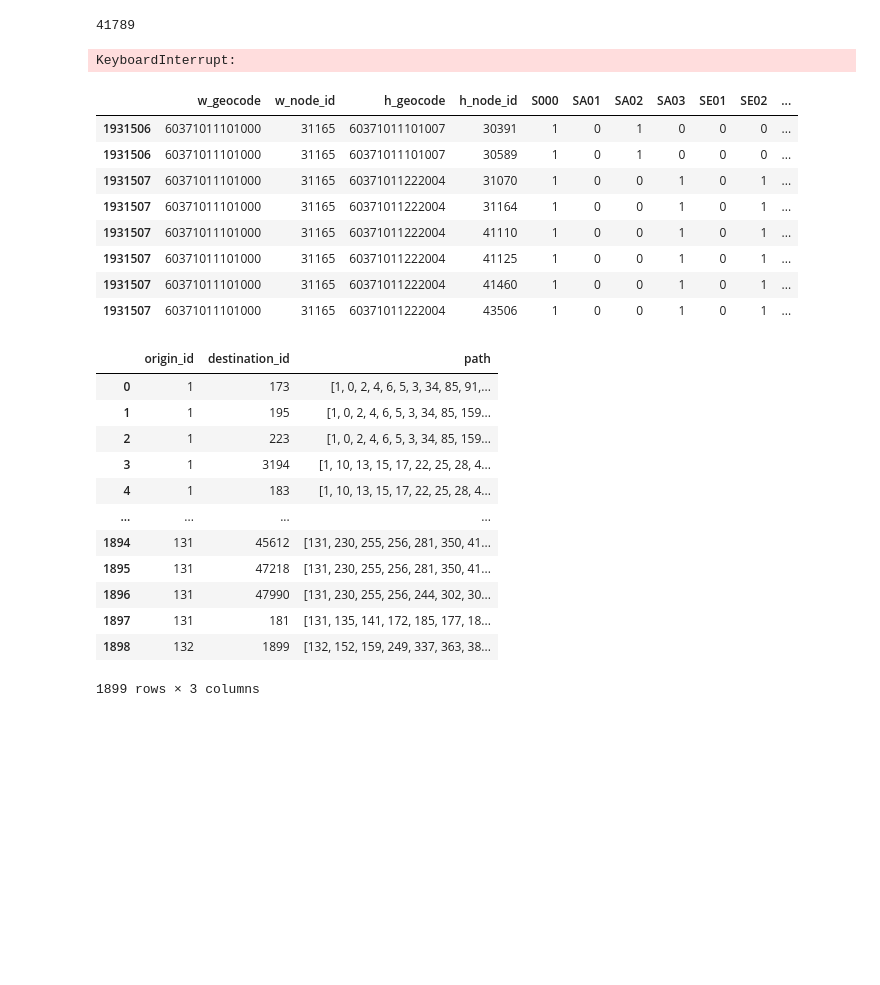
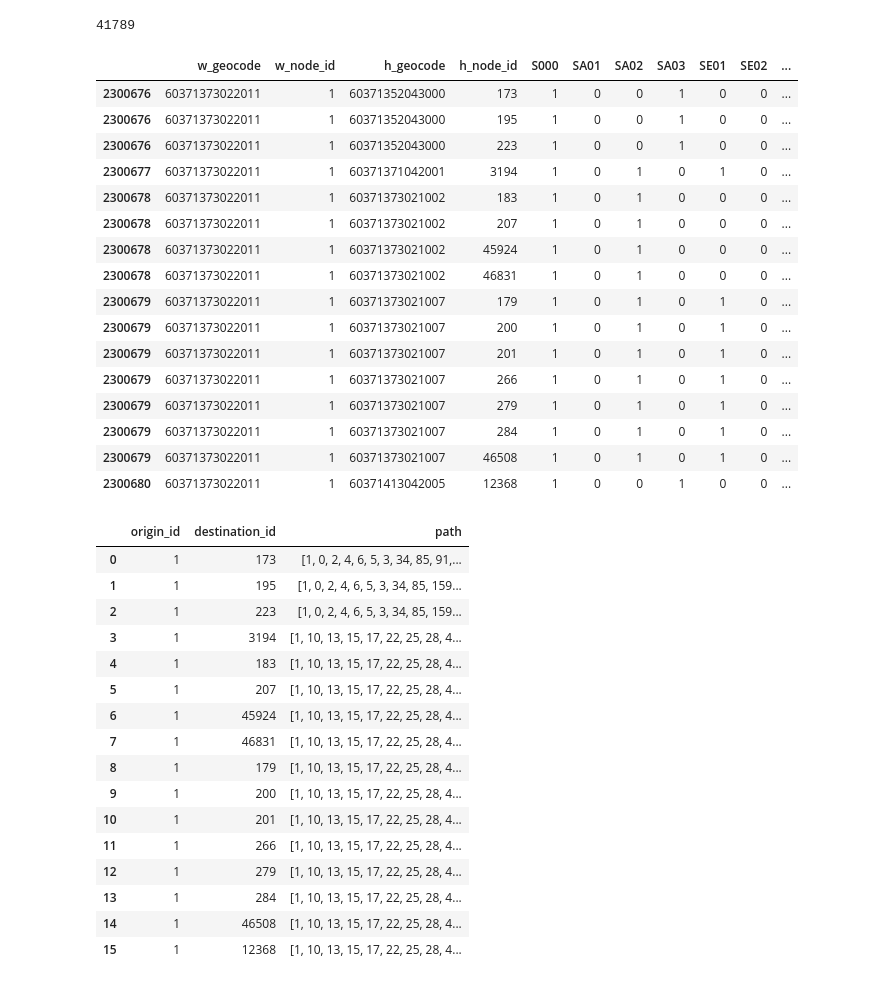
Before and after one commit to cjunwon/SRILab-Road-Demand-Analysis, a Jupyter notebook: 03_ShortestPath.ipynb, the cells around one changed output. Saved outputs shown, nothing was run; the diff lists cells and outputs as text; code cells hidden in the pictures; blank space fills up the shorter version.

Commit message:
Add shortest path samples and rename files

```diff
--- a/sample_code.ipynb
+++ b/03_ShortestPath.ipynb
@@ -88,7 +86,7 @@ len(unique_nodes)
 # %% [output]
 41789
 # %%
-for node_id in unique_nodes[:1000]:
+for node_id in unique_nodes[:500]:
     try:
         path_dict = nx.single_source_dijkstra_path(G, node_id, cutoff=None, weight='weight')
     except nx.NetworkXNoPath:
@@ -100,36 +98,46 @@ for node_id in unique_nodes[:1000]:
             # print('Origin ID: ' + str(key) + ' Destination ID: ' + str(destination) + ' Path: ' + str(path_dict[destination]))
         else:
             no_connection_df.loc[len(no_connection_df.index)] = [node_id, destination]
-# %% [output]
-KeyboardInterrupt:
 # %%
-Origin_Destination_Node_Added[Origin_Destination_Node_Added['w_node_id'] == 31165]
+Origin_Destination_Node_Added[Origin_Destination_Node_Added['w_node_id'] == 1]
 # %% [output]
 |  | w_geocode | w_node_id | h_geocode | h_node_id | S000 | SA01 | SA02 | SA03 | SE01 | SE02 | ... |
-| 1931506 | 60371011101000 | 31165 | 60371011101007 | 30391 | 1 | 0 | 1 | 0 | 0 | 0 | ... |
-| 1931506 | 60371011101000 | 31165 | 60371011101007 | 30589 | 1 | 0 | 1 | 0 | 0 | 0 | ... |
-| 1931507 | 60371011101000 | 31165 | 60371011222004 | 31070 | 1 | 0 | 0 | 1 | 0 | 1 | ... |
-| 1931507 | 60371011101000 | 31165 | 60371011222004 | 31164 | 1 | 0 | 0 | 1 | 0 | 1 | ... |
-| 1931507 | 60371011101000 | 31165 | 60371011222004 | 41110 | 1 | 0 | 0 | 1 | 0 | 1 | ... |
-| 1931507 | 60371011101000 | 31165 | 60371011222004 | 41125 | 1 | 0 | 0 | 1 | 0 | 1 | ... |
-| 1931507 | 60371011101000 | 31165 | 60371011222004 | 41460 | 1 | 0 | 0 | 1 | 0 | 1 | ... |
-| 1931507 | 60371011101000 | 31165 | 60371011222004 | 43506 | 1 | 0 | 0 | 1 | 0 | 1 | ... |
+| 2300676 | 60371373022011 | 1 | 60371352043000 | 173 | 1 | 0 | 0 | 1 | 0 | 0 | ... |
+| 2300676 | 60371373022011 | 1 | 60371352043000 | 195 | 1 | 0 | 0 | 1 | 0 | 0 | ... |
+| 2300676 | 60371373022011 | 1 | 60371352043000 | 223 | 1 | 0 | 0 | 1 | 0 | 0 | ... |
+| 2300677 | 60371373022011 | 1 | 60371371042001 | 3194 | 1 | 0 | 1 | 0 | 1 | 0 | ... |
+| 2300678 | 60371373022011 | 1 | 60371373021002 | 183 | 1 | 0 | 1 | 0 | 0 | 0 | ... |
+| 2300678 | 60371373022011 | 1 | 60371373021002 | 207 | 1 | 0 | 1 | 0 | 0 | 0 | ... |
+| 2300678 | 60371373022011 | 1 | 60371373021002 | 45924 | 1 | 0 | 1 | 0 | 0 | 0 | ... |
+| 2300678 | 60371373022011 | 1 | 60371373021002 | 46831 | 1 | 0 | 1 | 0 | 0 | 0 | ... |
+| 2300679 | 60371373022011 | 1 | 60371373021007 | 179 | 1 | 0 | 1 | 0 | 1 | 0 | ... |
+| 2300679 | 60371373022011 | 1 | 60371373021007 | 200 | 1 | 0 | 1 | 0 | 1 | 0 | ... |
+| 2300679 | 60371373022011 | 1 | 60371373021007 | 201 | 1 | 0 | 1 | 0 | 1 | 0 | ... |
+| 2300679 | 60371373022011 | 1 | 60371373021007 | 266 | 1 | 0 | 1 | 0 | 1 | 0 | ... |
+| 2300679 | 60371373022011 | 1 | 60371373021007 | 279 | 1 | 0 | 1 | 0 | 1 | 0 | ... |
+| 2300679 | 60371373022011 | 1 | 60371373021007 | 284 | 1 | 0 | 1 | 0 | 1 | 0 | ... |
+| 2300679 | 60371373022011 | 1 | 60371373021007 | 46508 | 1 | 0 | 1 | 0 | 1 | 0 | ... |
+| 2300680 | 60371373022011 | 1 | 60371413042005 | 12368 | 1 | 0 | 0 | 1 | 0 | 0 | ... |
-# %%
-origin_destination_path_df
-# %% [output]
-|  | origin_id | destination_id | path |
-| 0 | 1 | 173 | [1, 0, 2, 4, 6, 5, 3, 34, 85, 91,... |
-| 1 | 1 | 195 | [1, 0, 2, 4, 6, 5, 3, 34, 85, 159... |
-| 2 | 1 | 223 | [1, 0, 2, 4, 6, 5, 3, 34, 85, 159... |
-| 3 | 1 | 3194 | [1, 10, 13, 15, 17, 22, 25, 28, 4... |
-| 4 | 1 | 183 | [1, 10, 13, 15, 17, 22, 25, 28, 4... |
-| ... | ... | ... | ... |
-| 1894 | 131 | 45612 | [131, 230, 255, 256, 281, 350, 41... |
-| 1895 | 131 | 47218 | [131, 230, 255, 256, 281, 350, 41... |
-| 1896 | 131 | 47990 | [131, 230, 255, 256, 244, 302, 30... |
-| 1897 | 131 | 181 | [131, 135, 141, 172, 185, 177, 18... |
-| 1898 | 132 | 1899 | [132, 152, 159, 249, 337, 363, 38... |
-1899 rows × 3 columns
+# %%
+origin_destination_path_df[origin_destination_path_df['origin_id'] == 1]
+# %% [output]
+|  | origin_id | destination_id | path |
+| 0 | 1 | 173 | [1, 0, 2, 4, 6, 5, 3, 34, 85, 91,... |
+| 1 | 1 | 195 | [1, 0, 2, 4, 6, 5, 3, 34, 85, 159... |
+| 2 | 1 | 223 | [1, 0, 2, 4, 6, 5, 3, 34, 85, 159... |
+| 3 | 1 | 3194 | [1, 10, 13, 15, 17, 22, 25, 28, 4... |
+| 4 | 1 | 183 | [1, 10, 13, 15, 17, 22, 25, 28, 4... |
+| 5 | 1 | 207 | [1, 10, 13, 15, 17, 22, 25, 28, 4... |
+| 6 | 1 | 45924 | [1, 10, 13, 15, 17, 22, 25, 28, 4... |
+| 7 | 1 | 46831 | [1, 10, 13, 15, 17, 22, 25, 28, 4... |
+| 8 | 1 | 179 | [1, 10, 13, 15, 17, 22, 25, 28, 4... |
+| 9 | 1 | 200 | [1, 10, 13, 15, 17, 22, 25, 28, 4... |
+| 10 | 1 | 201 | [1, 10, 13, 15, 17, 22, 25, 28, 4... |
+| 11 | 1 | 266 | [1, 10, 13, 15, 17, 22, 25, 28, 4... |
+| 12 | 1 | 279 | [1, 10, 13, 15, 17, 22, 25, 28, 4... |
+| 13 | 1 | 284 | [1, 10, 13, 15, 17, 22, 25, 28, 4... |
+| 14 | 1 | 46508 | [1, 10, 13, 15, 17, 22, 25, 28, 4... |
+| 15 | 1 | 12368 | [1, 10, 13, 15, 17, 22, 25, 28, 4... |
 # %%
 no_connection_df
 # %% [output]
```
Also changed, not shown: parts of 3 cells of this notebook.
